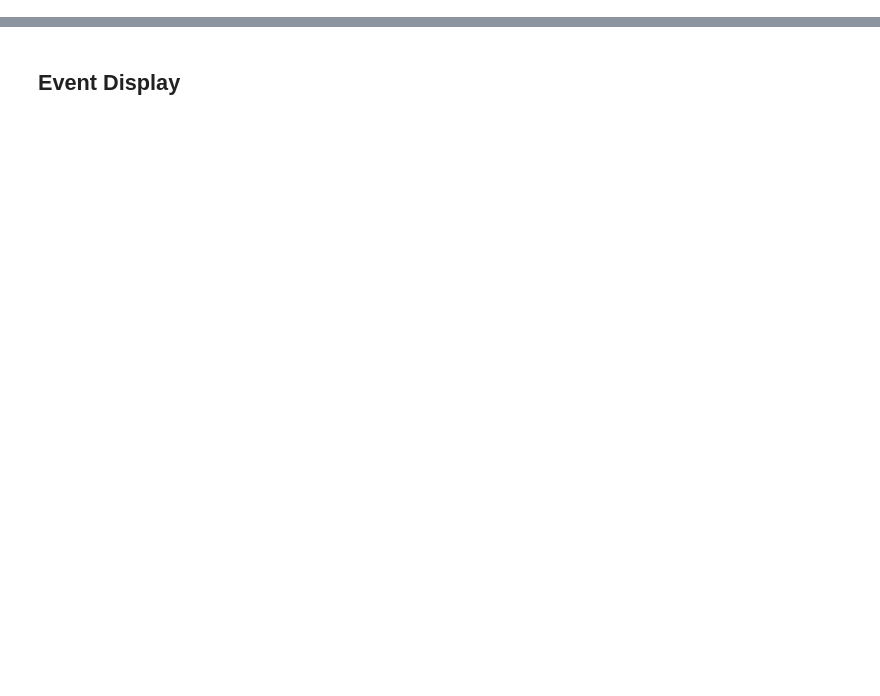
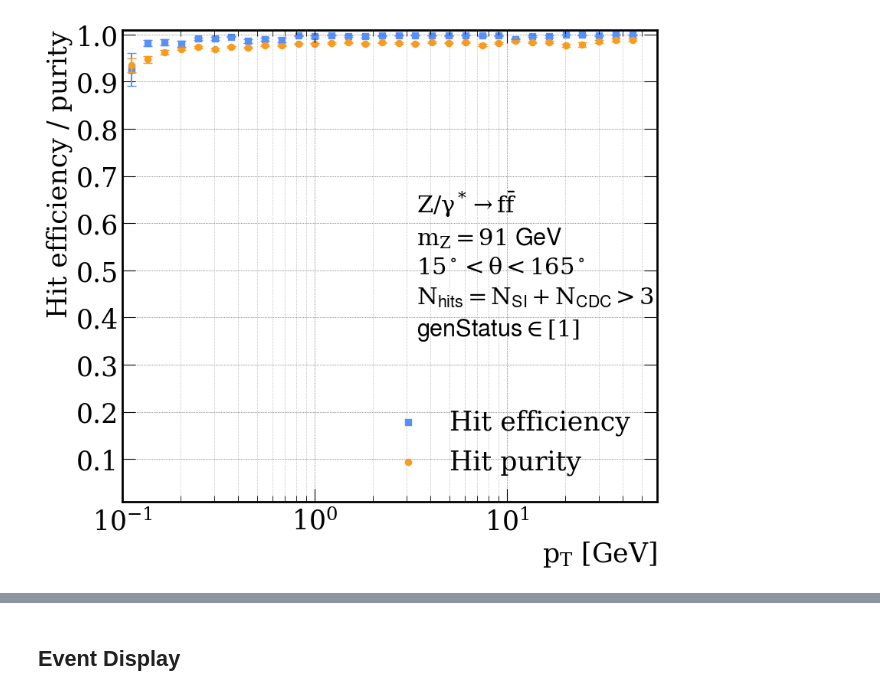
Before and after one commit to andread3vita/GGTF_trackFinder_training, a Jupyter notebook: notebooks/1_evaluation_IDEA_tracking.ipynb, the cells around one changed output, grey strips where cells are left out. Saved outputs shown, nothing was run; the diff lists cells and outputs as text; code cells hidden in the pictures; blank space fills up the shorter version.

Commit message:
merge from master

```diff
--- a/notebooks/1_evaluation_IDEA_tracking.ipynb
+++ b/notebooks/1_evaluation_IDEA_tracking.ipynb
@@ -32,6 +35,6 @@ def limit_error_bars(y, yerr, upper_limit=1):
 # %%
 from src.utils.inference.pandas_helpers import open_tracking_dataframe
-path_tracking = "yourValidationFile.pt"
+path_tracking = "/afs/cern.ch/work/a/adevita/public/evaluation_folder/results_evaluation/showers_df_evaluation/1_IDEAtracking_keep_LR_CMS_06_03.pt"
 
 df_raw = open_tracking_dataframe(path_tracking)
 
@@ -78,15 +81,19 @@ df_raw_with_extraAssignation["isMerged"] = 0
 for event in event_ids:
 
     df_event = df_raw_with_extraAssignation[df_raw_with_extraAssignation["eventID"] == event]
+
     max_label = df_event["trackLabel"].apply(max_track_label).max()
+    num_reco_tracks += max_label
 
     df_fake_tracks = df_event[df_event["isFake"] == 1]
 
     for row_idx, (eff_list, part_list) in df_fake_tracks[["hitEfficiency", "partIndex"]].iterrows():
 
-        good_idx = [i for i, eff in enumerate(eff_list) if eff > 0.72]
+        good_idx = [i for i, eff in enumerate(eff_list) if eff > 0.75]
 
         if len(good_idx) > 1 and df_fake_tracks.loc[row_idx, "trackLabel"] != 0:
+
+            num_merged_tracks += 1
 
             track_label_arr = df_raw_with_extraAssignation.loc[row_idx, "trackLabel"]
             track_purity_arr = df_raw_with_extraAssignation.loc[row_idx, "hitPurity"]
@@ -107,3 +114,10 @@ for event in event_ids:
                 df_raw_with_extraAssignation.at[row_particle, "hitEfficiency"].append(track_eff_arr[i])
                 df_raw_with_extraAssignation.at[row_particle, "isRecoMerged"] = 1
                 df_raw_with_extraAssignation.at[row_particle, "isReco"] = 0
+
+        elif len(good_idx) <= 1 and df_fake_tracks.loc[row_idx, "trackLabel"] != 0:
+
+            num_fake_tracks += 1
+
+print(f"Fake Rate : {num_fake_tracks} / {num_reco_tracks} = {num_fake_tracks / num_reco_tracks:.4f}")
+print(f"Merge Rate: {num_merged_tracks} / {num_reco_tracks} = {num_merged_tracks / num_reco_tracks:.4f}")
@@ -278,11 +335,13 @@ def efficiency_purity_plot(df, minX, maxX, binStep, applyConstraints = False, ma
 # %%
 import pandas as pd
 import numpy as np
 import matplotlib.pyplot as plt
 
 plt.rcParams['text.usetex'] = False
 
-efficiency_purity_plot(df_raw_with_extraAssignation,0.1,60,0.2,True)
+efficiency_purity_plot(df_raw,0.1,60,0.2,True, minTheta = 15, maxTheta = 165, genStatus=[1])
+# %% [output]
+[figure, added]
 # %%
 def trackingEfficiencyPlot(df, minX, maxX, binStep, applyConstraints = False, maxR = 0.05, minDeltaMC = 0.02, minNumHits = 3, minTheta = 10, maxTheta = 170, genStatus = [0,1]):
 
```
Also changed, not shown: parts of 8 cells of this notebook, 19 other files.
